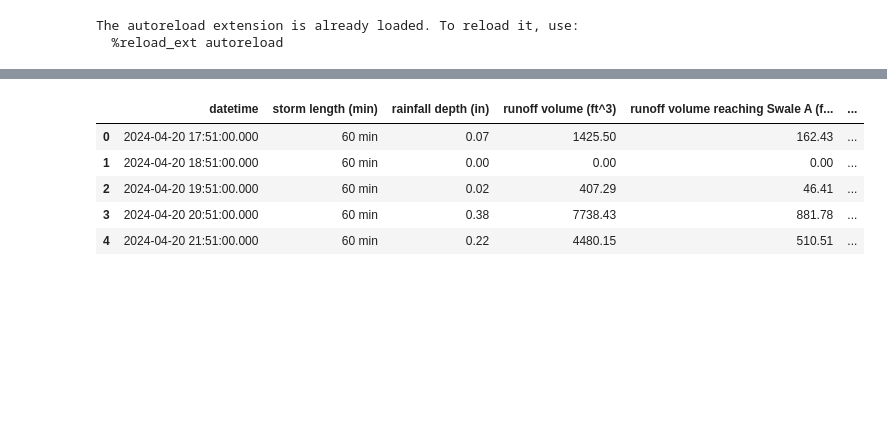
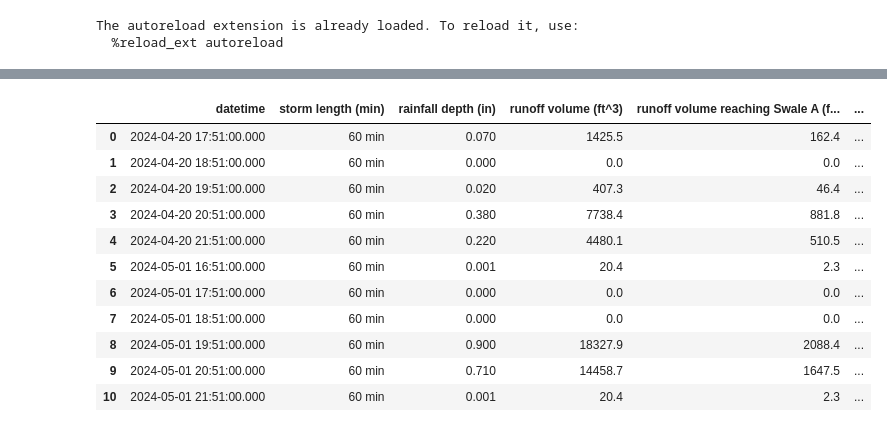
Before and after one commit to ramseyboy/shoal-creek-wq-bio-mitigation, a Jupyter notebook: swale_calculations.ipynb, the cells around one changed output, grey strips where cells are left out. Saved outputs shown, nothing was run; the diff lists cells and outputs as text; code cells hidden in the pictures; blank space fills up the shorter version.

```diff
--- a/swale_calculations.ipynb
+++ b/swale_calculations.ipynb
@@ -12,16 +12,18 @@ from solvers.catchment_runoff_solver import CatchmentRunoffSolver
 storm_rainfall_depth = pd.read_csv("data/PF_Depth_English_PDS.csv")
 storm_rainfall_depth = storm_rainfall_depth.drop(["1000"], axis=1)
 
-storm_rainfall_depth = storm_rainfall_depth[storm_rainfall_depth["Storm"].isin(["5-min:", "10-min:", "15-min:", "30-min:", "60-min:"])]
 
 catchment_area=20.4
 catchment_impervious_cover_fraction=0.25
+catchment_runoff_coefficient=0.7
 
 swale_a_catchment = 5.0
 swale_a_catchment_impervious_cover_fraction = 0.0865
+swale_a_catchment_runoff_coefficient = 0.525
 
 swale_c_catchment = 3.0
 swale_c_catchment_impervious_cover_fraction = 0.1275
+swale_c_catchment_runoff_coefficient = 0.525
 
 storm_depths = []
 for index, row in storm_rainfall_depth.iterrows():
@@ -74,10 +130,18 @@ storm_depths_df
 # %%
+from solvers.catchment_peak_discharge_solver import CatchmentPeakDischargeSolver
+
 dates = [
     '2024-04-20 17:51:00.000',
     '2024-04-20 18:51:00.000',
     '2024-04-20 19:51:00.000',
     '2024-04-20 20:51:00.000',
-    '2024-04-20 21:51:00.000'
+    '2024-04-20 21:51:00.000',
+    '2024-05-01 16:51:00.000',
+    '2024-05-01 17:51:00.000',
+    '2024-05-01 18:51:00.000',
+    '2024-05-01 19:51:00.000',
+    '2024-05-01 20:51:00.000',
+    '2024-05-01 21:51:00.000'
 ]
 
 depths = [
@@ -85,39 +149,51 @@ depths = [
     0.0,
     0.02,
     0.38,
-    0.22
+    0.22,
+    0.001,
+    0.0,
+    0.0,
+    0.9,
+    0.71,
+    0.001
 ]
 
 local_storms = []
 for i, depth in enumerate(depths):
-    local = CatchmentRunoffSolver(
+    rv_local = CatchmentRunoffSolver(
         catchment_area=catchment_area,
         rainfall_depth=depth,
         impervious_cover_fraction=catchment_impervious_cover_fraction
     ).solve()
 
     rv_a = CatchmentRunoffSolver(
         catchment_area=swale_a_catchment,
         rainfall_depth=depth,
         impervious_cover_fraction=swale_a_catchment_impervious_cover_fraction
     ).solve()
 
     rv_c = CatchmentRunoffSolver(
         catchment_area=swale_c_catchment,
         rainfall_depth=depth,
         impervious_cover_fraction=swale_c_catchment_impervious_cover_fraction
     ).solve()
 
-    local_storms.append([dates[i], '60 min', depth, local, rv_a, rv_c])
+    local_storms.append([dates[i], '60 min', depth, rv_local, rv_a, rv_c])
 
 
 
 local_storms_df = pd.DataFrame(local_storms, columns=['datetime', 'storm length (min)', 'rainfall depth (in)', 'runoff volume (ft^3)', 'runoff volume reaching Swale A (ft^3)', 'runoff volume reaching Swale C (ft^3)'])
 local_storms_df
 # %% [output]
 |  | datetime | storm length (min) | rainfall depth (in) | runoff volume (ft^3) | runoff volume reaching Swale A (f... | ... |
-| 0 | 2024-04-20 17:51:00.000 | 60 min | 0.07 | 1425.50 | 162.43 | ... |
-| 1 | 2024-04-20 18:51:00.000 | 60 min | 0.00 | 0.00 | 0.00 | ... |
-| 2 | 2024-04-20 19:51:00.000 | 60 min | 0.02 | 407.29 | 46.41 | ... |
-| 3 | 2024-04-20 20:51:00.000 | 60 min | 0.38 | 7738.43 | 881.78 | ... |
-| 4 | 2024-04-20 21:51:00.000 | 60 min | 0.22 | 4480.15 | 510.51 | ... |
+| 0 | 2024-04-20 17:51:00.000 | 60 min | 0.070 | 1425.5 | 162.4 | ... |
+| 1 | 2024-04-20 18:51:00.000 | 60 min | 0.000 | 0.0 | 0.0 | ... |
+| 2 | 2024-04-20 19:51:00.000 | 60 min | 0.020 | 407.3 | 46.4 | ... |
+| 3 | 2024-04-20 20:51:00.000 | 60 min | 0.380 | 7738.4 | 881.8 | ... |
+| 4 | 2024-04-20 21:51:00.000 | 60 min | 0.220 | 4480.1 | 510.5 | ... |
+| 5 | 2024-05-01 16:51:00.000 | 60 min | 0.001 | 20.4 | 2.3 | ... |
+| 6 | 2024-05-01 17:51:00.000 | 60 min | 0.000 | 0.0 | 0.0 | ... |
+| 7 | 2024-05-01 18:51:00.000 | 60 min | 0.000 | 0.0 | 0.0 | ... |
+| 8 | 2024-05-01 19:51:00.000 | 60 min | 0.900 | 18327.9 | 2088.4 | ... |
+| 9 | 2024-05-01 20:51:00.000 | 60 min | 0.710 | 14458.7 | 1647.5 | ... |
+| 10 | 2024-05-01 21:51:00.000 | 60 min | 0.001 | 20.4 | 2.3 | ... |
```
Also changed, not shown: parts of 7 cells of this notebook, 51 other files.
